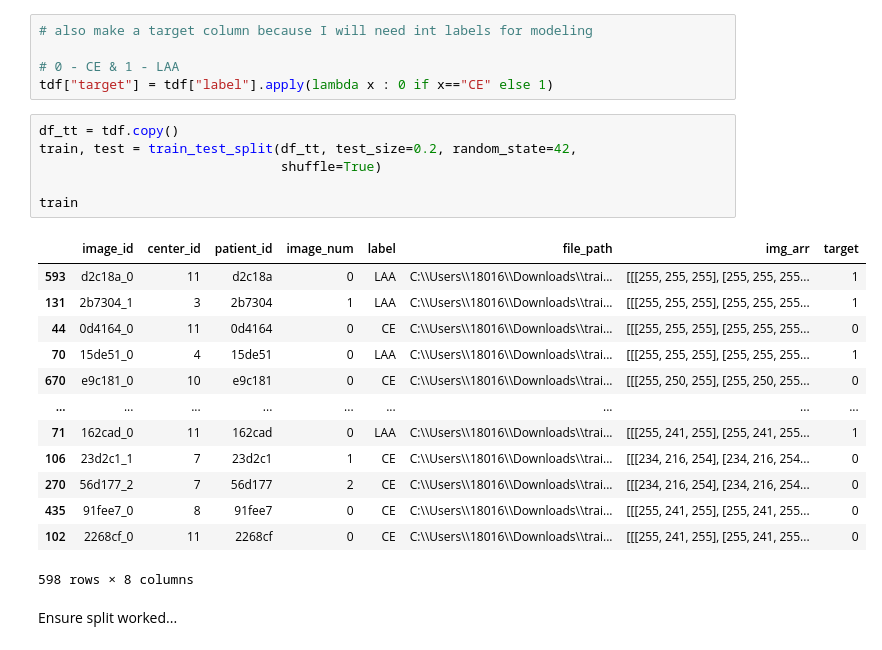
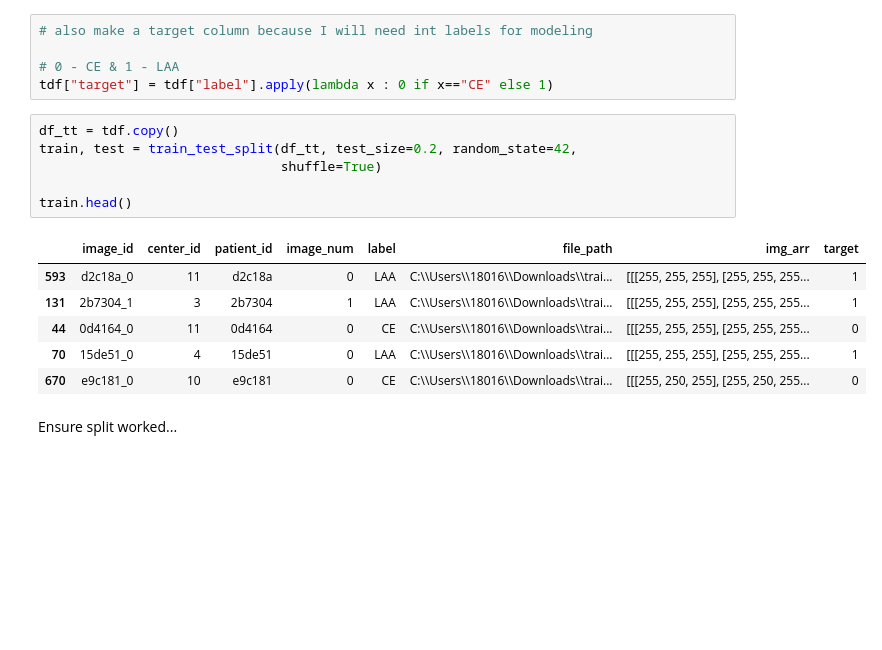
Before and after one commit to samoliver3/capstone-STRIP-AI, a Jupyter notebook: og_data_modeling.ipynb, the cells around one changed output. Saved outputs shown, nothing was run; the diff lists cells and outputs as text; blank space fills up the shorter version.

```diff
--- a/og_data_modeling.ipynb
+++ b/og_data_modeling.ipynb
@@ -319,23 +321,16 @@ tdf["target"] = tdf["label"].apply(lambda x : 0 if x=="CE" else 1)
 # %%
 df_tt = tdf.copy()
 train, test = train_test_split(df_tt, test_size=0.2, random_state=42,
                                shuffle=True)
 
-train
+train.head()
 # %% [output]
 |  | image_id | center_id | patient_id | image_num | label | file_path | img_arr | target |
 | 593 | d2c18a_0 | 11 | d2c18a | 0 | LAA | C:\\Users\\18016\\Downloads\\trai... | [[[255, 255, 255], [255, 255, 255... | 1 |
 | 131 | 2b7304_1 | 3 | 2b7304 | 1 | LAA | C:\\Users\\18016\\Downloads\\trai... | [[[255, 255, 255], [255, 255, 255... | 1 |
 | 44 | 0d4164_0 | 11 | 0d4164 | 0 | CE | C:\\Users\\18016\\Downloads\\trai... | [[[255, 255, 255], [255, 255, 255... | 0 |
 | 70 | 15de51_0 | 4 | 15de51 | 0 | LAA | C:\\Users\\18016\\Downloads\\trai... | [[[255, 255, 255], [255, 255, 255... | 1 |
 | 670 | e9c181_0 | 10 | e9c181 | 0 | CE | C:\\Users\\18016\\Downloads\\trai... | [[[255, 250, 255], [255, 250, 255... | 0 |
-| ... | ... | ... | ... | ... | ... | ... | ... | ... |
-| 71 | 162cad_0 | 11 | 162cad | 0 | LAA | C:\\Users\\18016\\Downloads\\trai... | [[[255, 241, 255], [255, 241, 255... | 1 |
-| 106 | 23d2c1_1 | 7 | 23d2c1 | 1 | CE | C:\\Users\\18016\\Downloads\\trai... | [[[234, 216, 254], [234, 216, 254... | 0 |
-| 270 | 56d177_2 | 7 | 56d177 | 2 | CE | C:\\Users\\18016\\Downloads\\trai... | [[[234, 216, 254], [234, 216, 254... | 0 |
-| 435 | 91fee7_0 | 8 | 91fee7 | 0 | CE | C:\\Users\\18016\\Downloads\\trai... | [[[255, 241, 255], [255, 241, 255... | 0 |
-| 102 | 2268cf_0 | 11 | 2268cf | 0 | CE | C:\\Users\\18016\\Downloads\\trai... | [[[255, 241, 255], [255, 241, 255... | 0 |
-598 rows × 8 columns
 # %% [markdown]
 Ensure split worked...
 # %%
```
Also changed, not shown: parts of 6 cells of this notebook.
